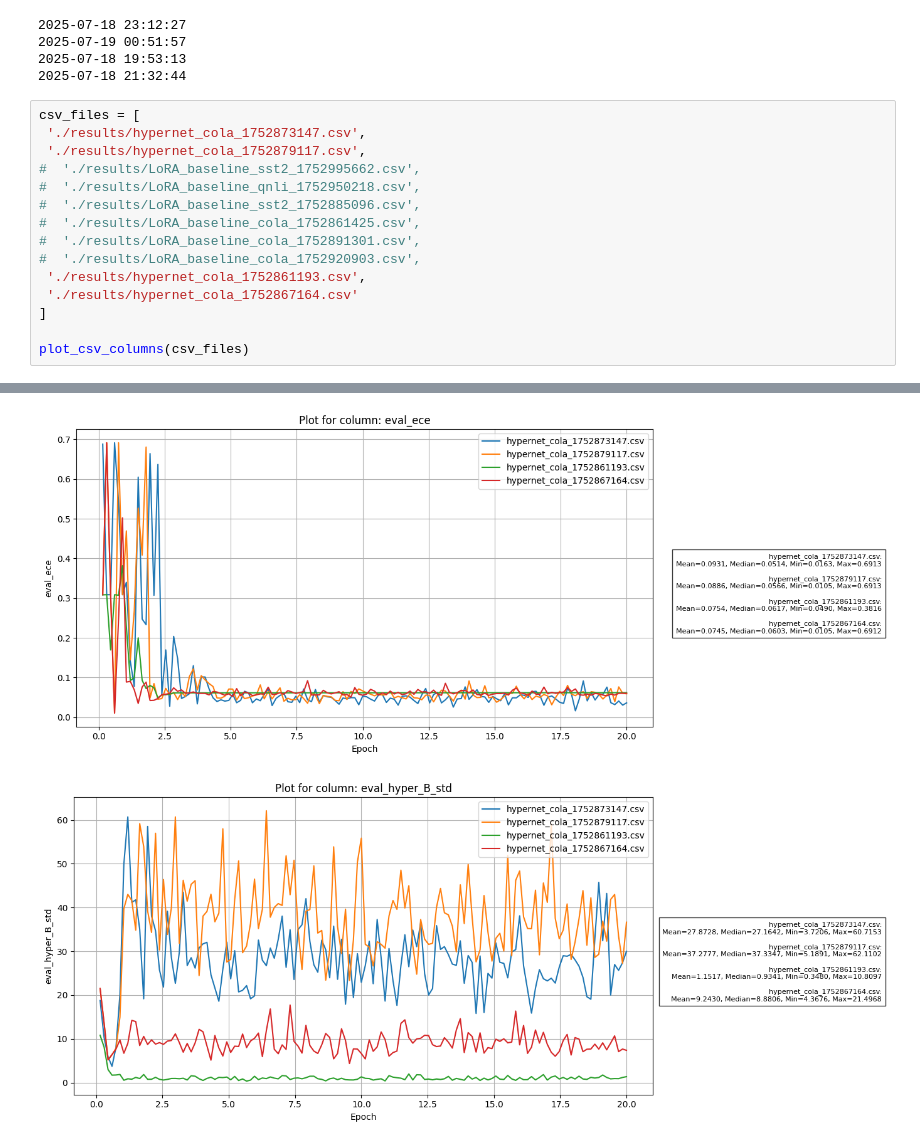
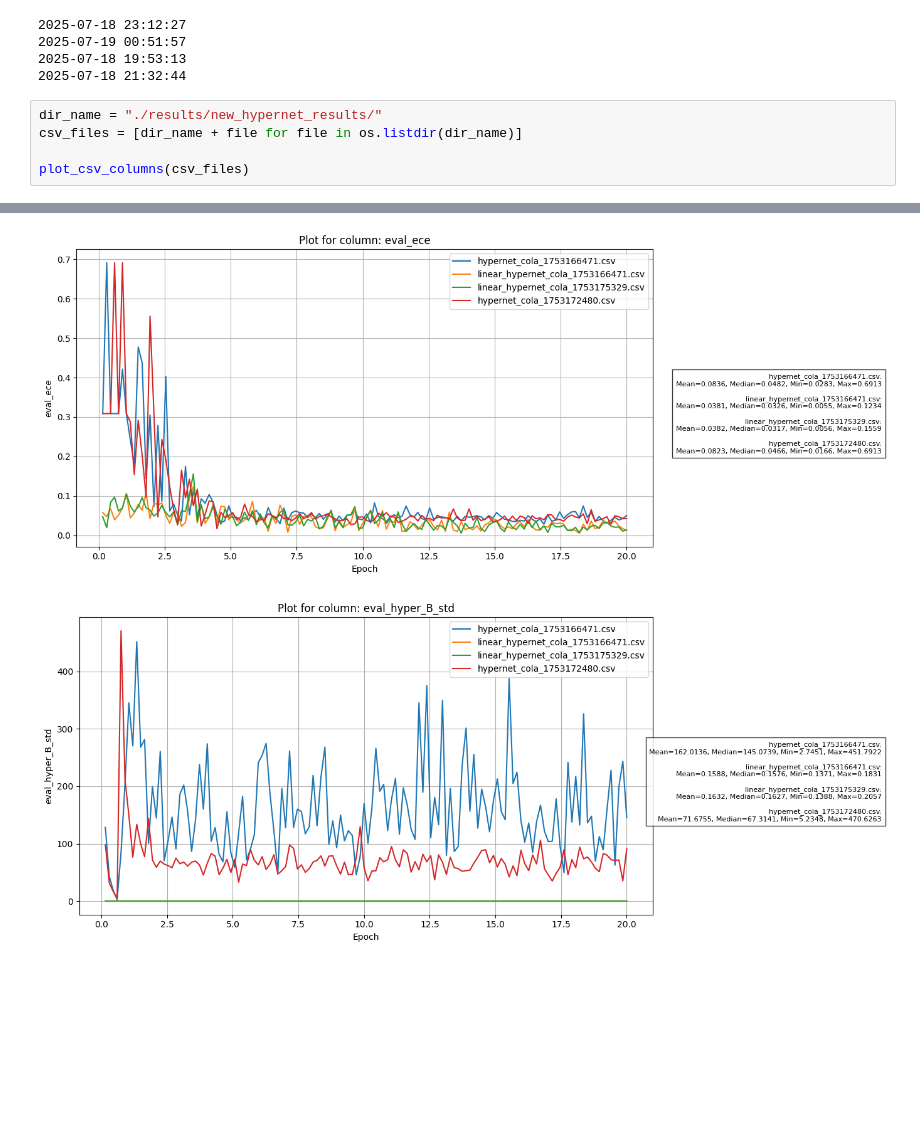
Before and after one commit to Yanggu11/TrustLoRA, a Jupyter notebook: read_outputs.ipynb, the cells around one changed output, grey strips where cells are left out. Saved outputs shown, nothing was run; the diff lists cells and outputs as text; blank space fills up the shorter version.

```diff
--- a/read_outputs.ipynb
+++ b/read_outputs.ipynb
@@ -259,18 +245,8 @@ print(dt_object)
 2025-07-18 19:53:13
 2025-07-18 21:32:44
 # %%
-csv_files = [
- './results/hypernet_cola_1752873147.csv',
- './results/hypernet_cola_1752879117.csv',
-#  './results/LoRA_baseline_sst2_1752995662.csv',
-#  './results/LoRA_baseline_qnli_1752950218.csv',
-#  './results/LoRA_baseline_sst2_1752885096.csv',
-#  './results/LoRA_baseline_cola_1752861425.csv',
-#  './results/LoRA_baseline_cola_1752891301.csv',
-#  './results/LoRA_baseline_cola_1752920903.csv',
- './results/hypernet_cola_1752861193.csv',
- './results/hypernet_cola_1752867164.csv'
-]
+dir_name = "./results/new_hypernet_results/"
+csv_files = [dir_name + file for file in os.listdir(dir_name)]
 
 plot_csv_columns(csv_files)
 # %% [output]
@@ -279,2 +255,2 @@ plot_csv_columns(csv_files)
-[figure, old version]
+[figure, new version]
-[figure, old version]
+[figure, new version]
```
Also changed, not shown: parts of 2 cells of this notebook, 11 other files.
